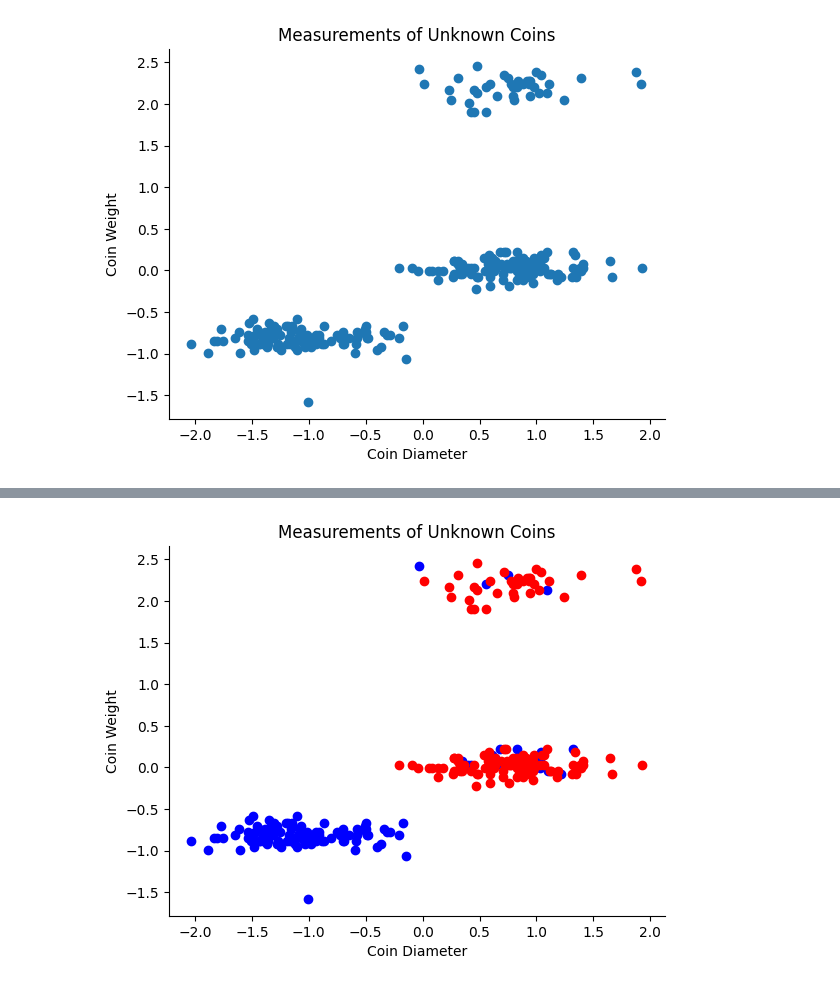
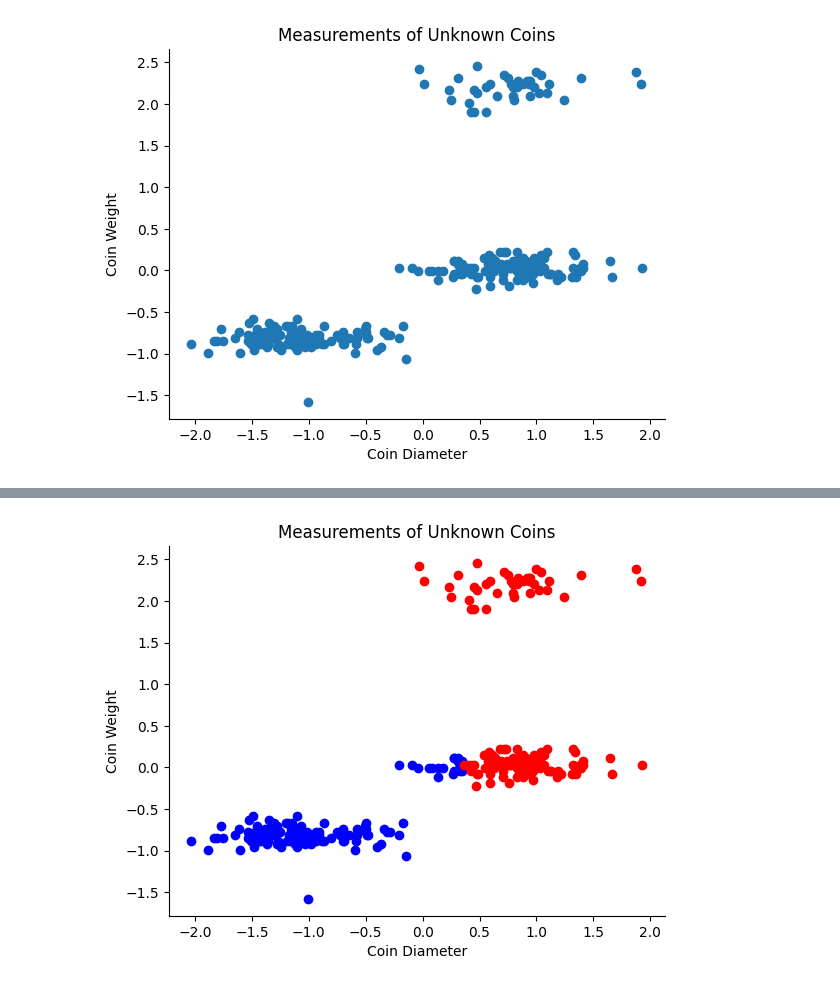
Before and after one commit to uchicago-dsi/textbook-datascience-1, a Jupyter notebook: textbook/25/3/hierarchical.ipynb, the cells around one changed output, grey strips where cells are left out. Drawn from its saved outputs; the diff is of its cells as text; code cells hidden in the pictures.

```diff
--- a/textbook/25/3/hierarchical.ipynb
+++ b/textbook/25/3/hierarchical.ipynb
@@ -261,10 +261,8 @@ plt.title('Measurements of Unknown Coins');
 from scipy.cluster.hierarchy import dendrogram, linkage
 
 Z = linkage(coins_su, method='complete')
-my_tree = dendrogram(Z, no_labels=True)
+dendrogram(Z, no_labels=True)
 
-plt.figure(figsize=(8, 6))
-my_tree
-plt.show();
+clusters = fcluster(Z, t=4, criterion='distance')
 # %% [output]
 [figure]
@@ -272,13 +285,11 @@ plt.show();
 # %%
-coins_clust1 = coins_su[np.array(my_tree['leaves_color_list']) == 'C1']
-coins_clust2 = coins_su[np.array(my_tree['leaves_color_list']) == 'C2']
-coins_clust3 = coins_su[np.array(my_tree['leaves_color_list']) == 'C3']
+coins_clust1 = coins_su[clusters == 1]
+coins_clust2 = coins_su[clusters == 2]
 
 plt.scatter(coins_clust1['diameter'],coins_clust1['weight'],color="blue")
 plt.scatter(coins_clust2['diameter'],coins_clust2['weight'],color="red")
-plt.scatter(coins_clust3['diameter'],coins_clust3['weight'],color="green")
 plt.xlabel('Coin Diameter')
 plt.ylabel('Coin Weight')
 plt.title('Measurements of Unknown Coins');
 # %% [output]
-[figure, old version]
+[figure, new version]
```
Also changed, not shown: parts of 7 cells of this notebook, 3 other files.
